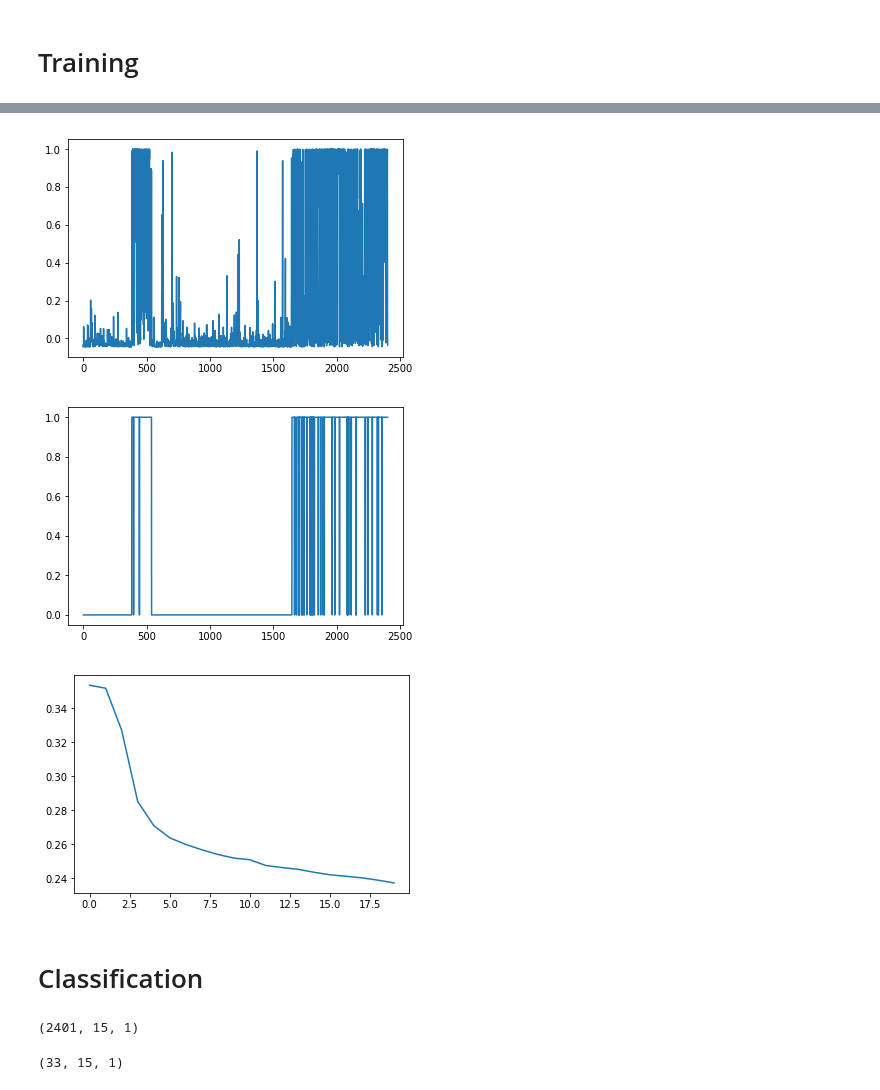
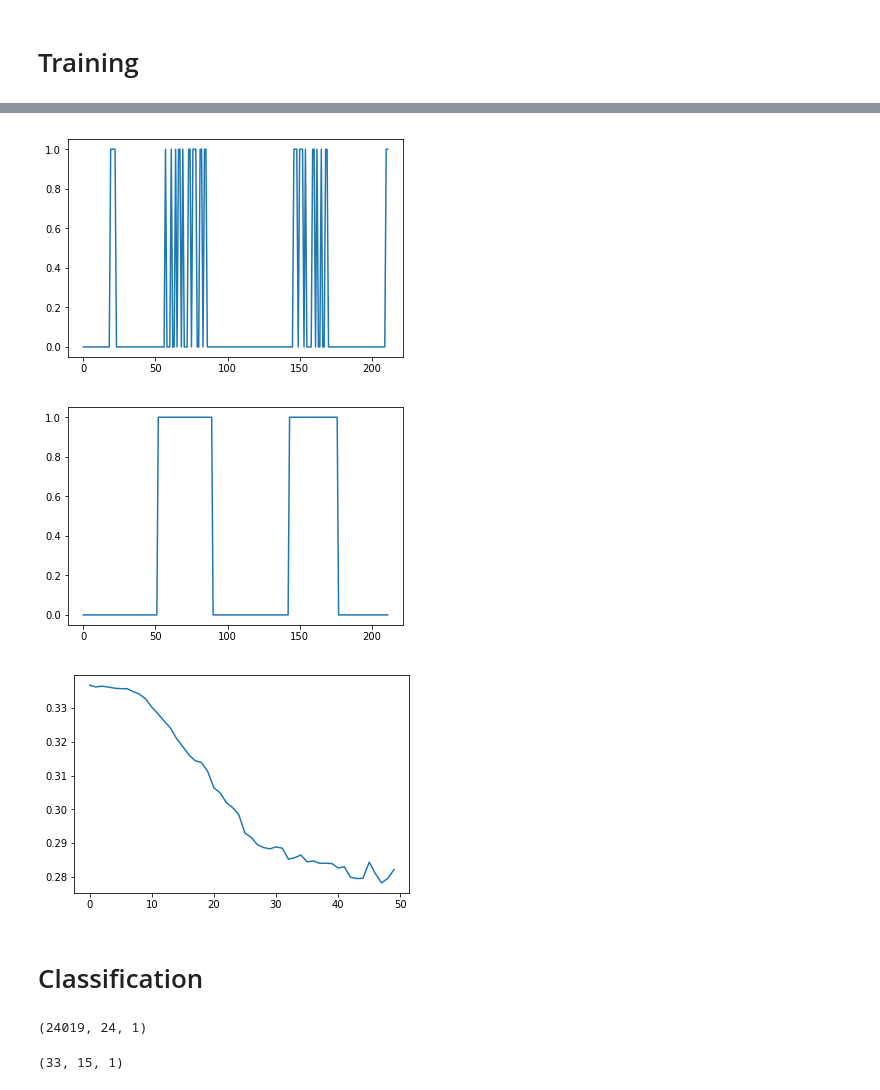
Before and after one commit to dt2481/voice-wearable-volunteer-project, a Jupyter notebook: rnn_vad.ipynb, the cells around one changed output, grey strips where cells are left out. Drawn from its saved outputs; the diff is of its cells as text; code cells hidden in the pictures.

```diff
--- a/rnn_vad.ipynb
+++ b/rnn_vad.ipynb
@@ -21,29 +21,26 @@ import time
 
 ##EXAMPLE 1
 #AUDIO DATA
-rate1 , audio1 = sio.read('data/audio/bus_stop.wav')
-rate2 , audio2 = sio.read('data/audio/construction_site.wav')
-rate3 , audio3 = sio.read('data/audio/park.wav')
-rate4 , audio4 = sio.read('data/audio/room.wav')
+rate1 , audio1 = sio.read('data/audio/track1.wav')
+rate2 , audio2 = sio.read('data/audio/track2.wav')
+rate3 , audio3 = sio.read('data/audio/track3.wav')
+rate4, audio4 = sio.read('data/audio/track4.wav')
 
-label1 = sp.io.loadmat('data/audio/bus_stop.mat')
-label1 = label1['y_label']
-label2 = sp.io.loadmat('data/audio/construction_site.mat')
-label2 = label2['y_label']
-label3 = sp.io.loadmat('data/audio/park.mat')
-label3 = label3['y_label']
-label4 = sp.io.loadmat('data/audio/room.mat')
-label4 = label4['y_label']
+
+label1 = np.load('data/audio/track1_label.npy')
+label2 = np.load('data/audio/track2_label.npy')
+label3 = np.load('data/audio/track3_label.npy')
+label4 = np.load('data/audio/track4_label.npy')
 
 
 #Each audio sample here is sampled at 16000hz, so they can all be combined into 1 long sample
 rate = rate1
-audio = np.hstack((audio1,audio2,audio3))
-labels = np.vstack((label1,label2,label3))
+audio = np.hstack((audio1,audio2,audio4))
+labels = np.hstack((label1,label2,label4))
 
 #Use vectorize function to fft, bin,average, and group data together
-data, labels = vectorize(audio,rate,1/4,group_size = 3,full = False, training = True,labels = labels, serial = False)
-val_data, val_labels = vectorize(audio4,rate4,1/4,group_size=3,full=False,training=True,labels=label4,serial = False)
+data, labels = vectorize(audio,rate,1/40,group_size = 3,full = False, training = True,labels = labels, serial = False)
+val_data, val_labels = vectorize(audio3,rate3,1/40,group_size=3,full=False,training=True,labels=label3,serial = False)
 
 #reshape data to fit into RNN
 data = data.reshape(data.shape[0],data.shape[1],1)
@@ -72,7 +69,7 @@ model.compile(optimizer='adam',
               metrics=['accuracy'])
 
 #train model
-history = model.fit(data, labels, epochs=20,validation_data = (val_data,val_labels))
+history = model.fit(data, labels, epochs=50,validation_data = (val_data,val_labels))
 
 # Save weights
 model.save_weights('./weights/my_model')
@@ -97,20 +94,20 @@ Use tf.train.CheckpointManager to manage checkpoints rather than manually editin
 # %%
 #Evaluate Training
 results = model.predict(val_data)
 #print(results[0:10])
 #print(val_labels[0:10])
 
-plt.plot(results)
+plt.plot(np.roundresults)
 plt.show()
 plt.plot(val_labels)
 plt.show()
 
 plt.plot(history.history['loss'])
 plt.show()
 # %% [output]
-[figure, old version]
+[figure, new version]
-[figure, old version]
+[figure, new version]
-[figure, old version]
+[figure, new version]
 # %% [markdown]
 # Classification
 # %%
@@ -121,12 +118,12 @@ rate , audio = sio.read('data/audio/bus_stop.wav')
 
 
 #Use vectorize function to fft, bin,average, and group data together
-data = vectorize(audio,rate,1/4,group_size = 3,full = False, training = False, serial = False)
+data = vectorize(audio,rate,1/40,group_size = 3,full = False, training = False, serial = False)
 dim = data.shape
 data = data.reshape(dim[0],dim[1],1)
 print(data.shape)
 # %% [output]
-(2401, 15, 1)
+(24019, 24, 1)
 # %%
 ##EXAMPLE 2--Teensy data
 
```
Also changed, not shown: parts of 3 cells of this notebook, 10 other files.
